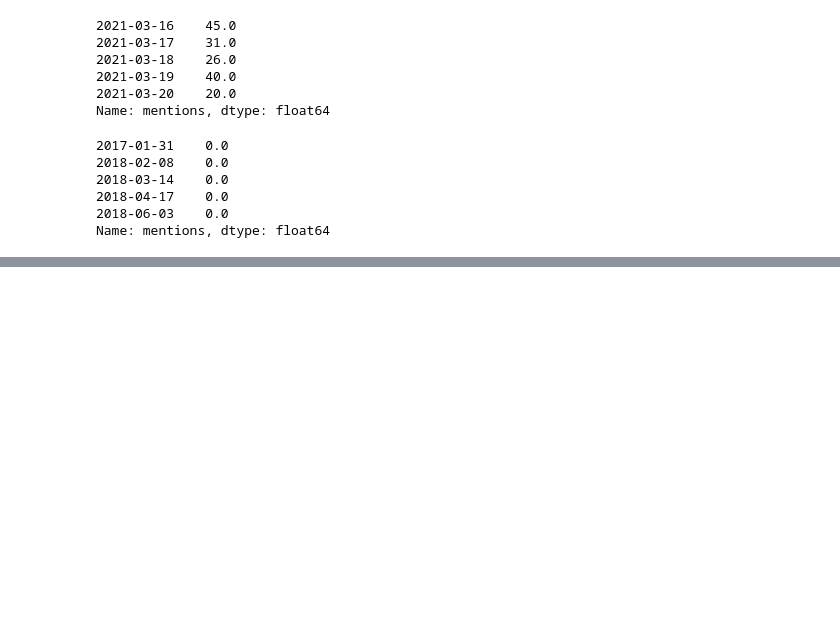
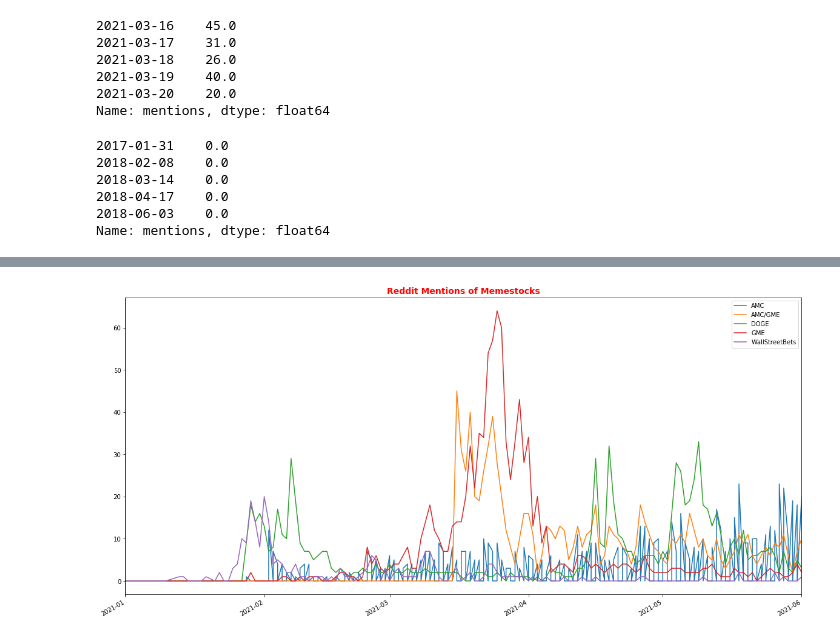
Before and after one commit to iAmSeanzie/Group_MemeStock_Project, a Jupyter notebook: Reddit_API/ConcacCSV.ipynb, the cells around one changed output, grey strips where cells are left out. Cells and saved outputs as stored; diff of their text form; code cells hidden in the pictures; blank space fills up the shorter version.

Commit message:
added RedditMentions.png.

```diff
--- a/Reddit_API/ConcacCSV.ipynb
+++ b/Reddit_API/ConcacCSV.ipynb
@@ -86,0 +123,6 @@ combined_df
+# %%
+combined_df_plot = combined_df.plot(figsize=(20, 10), xlim = ['2021-01-01', '2021-06-01'])
+combined_df_plot = combined_df_plot.set_title('Reddit Mentions of Memestocks', fontsize=14, fontweight="bold", color="red")
+#combined_df_plot.set_xlim(pd.Timestamp('2021-01-01'), pd.Timestamp('2021-06-01'))
+# %% [output]
+[figure, added]
```
Also changed, not shown: parts of 6 cells of this notebook, 11 other files.
